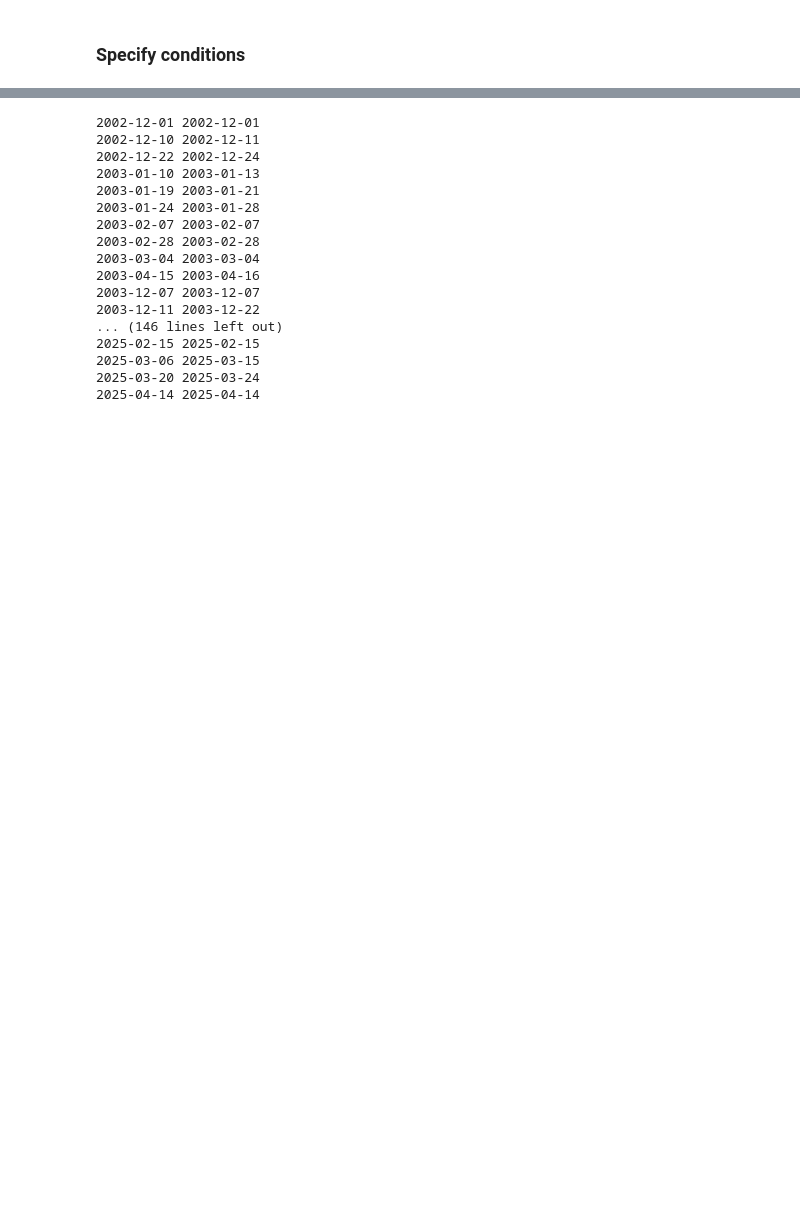
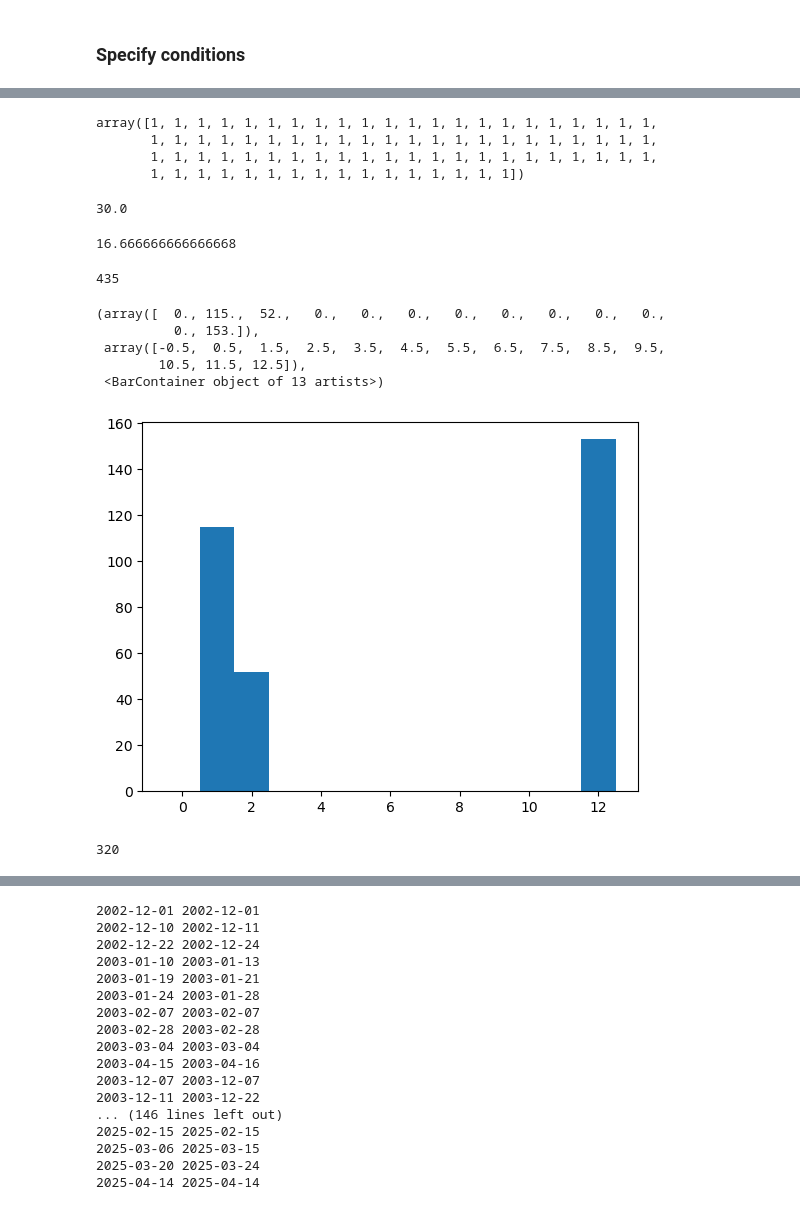
Before and after one commit to mackenziejewell/SBSpolynya, a Jupyter notebook: notebooks/06_EventTimeScaleGrowth.ipynb, the cells around one changed output, grey strips where cells are left out. Cells and saved outputs as stored; diff of their text form; code cells hidden in the pictures; blank space fills up the shorter version.

```diff
--- a/notebooks/06_EventTimeScaleGrowth.ipynb
+++ b/notebooks/06_EventTimeScaleGrowth.ipynb
@@ -61,6 +61,11 @@ import data_unibremen.SIC as unisic
 
 sys.path.append('../')
 import functions as fn
+
+plt.style.use('../jgr_oceans.mplstyle')
+
+def SAVE(fig, filename):
+    fig.savefig(filename, bbox_inches='tight', pad_inches=0.05)
 # %% [output]
 The autoreload extension is already loaded. To reload it, use:
   %reload_ext autoreload
@@ -726,0 +983,7 @@ for ss in long_events:
+# %%
+np.full(np.sum(cond), dd)
+# %% [output]
+array([1, 1, 1, 1, 1, 1, 1, 1, 1, 1, 1, 1, 1, 1, 1, 1, 1, 1, 1, 1, 1, 1,
+       1, 1, 1, 1, 1, 1, 1, 1, 1, 1, 1, 1, 1, 1, 1, 1, 1, 1, 1, 1, 1, 1,
+       1, 1, 1, 1, 1, 1, 1, 1, 1, 1, 1, 1, 1, 1, 1, 1, 1, 1, 1, 1, 1, 1,
+       1, 1, 1, 1, 1, 1, 1, 1, 1, 1, 1, 1, 1, 1, 1, 1])
@@ -726,0 +992,25 @@ for ss in long_events:
+# %%
+180/6
+# %% [output]
+30.0
+# %%
+100/6
+# %% [output]
+16.666666666666668
+# %%
+269+46+28+17+13+12+11+39
+# %% [output]
+435
+# %%
+plt.hist(pd.to_datetime(df.time[(df.extent>0) & (shoulder==False)].values).month, bins=np.arange(-0.5,13,1))
+# %% [output]
+(array([  0., 115.,  52.,   0.,   0.,   0.,   0.,   0.,   0.,   0.,   0.,
+          0., 153.]),
+ array([-0.5,  0.5,  1.5,  2.5,  3.5,  4.5,  5.5,  6.5,  7.5,  8.5,  9.5,
+        10.5, 11.5, 12.5]),
+ <BarContainer object of 13 artists>)
+[figure, added]
+# %%
+len(df.time[(df.extent>0) & (shoulder==False)].values)
+# %% [output]
+320
```
Also changed, not shown: parts of 98 cells of this notebook, 1 other file.
